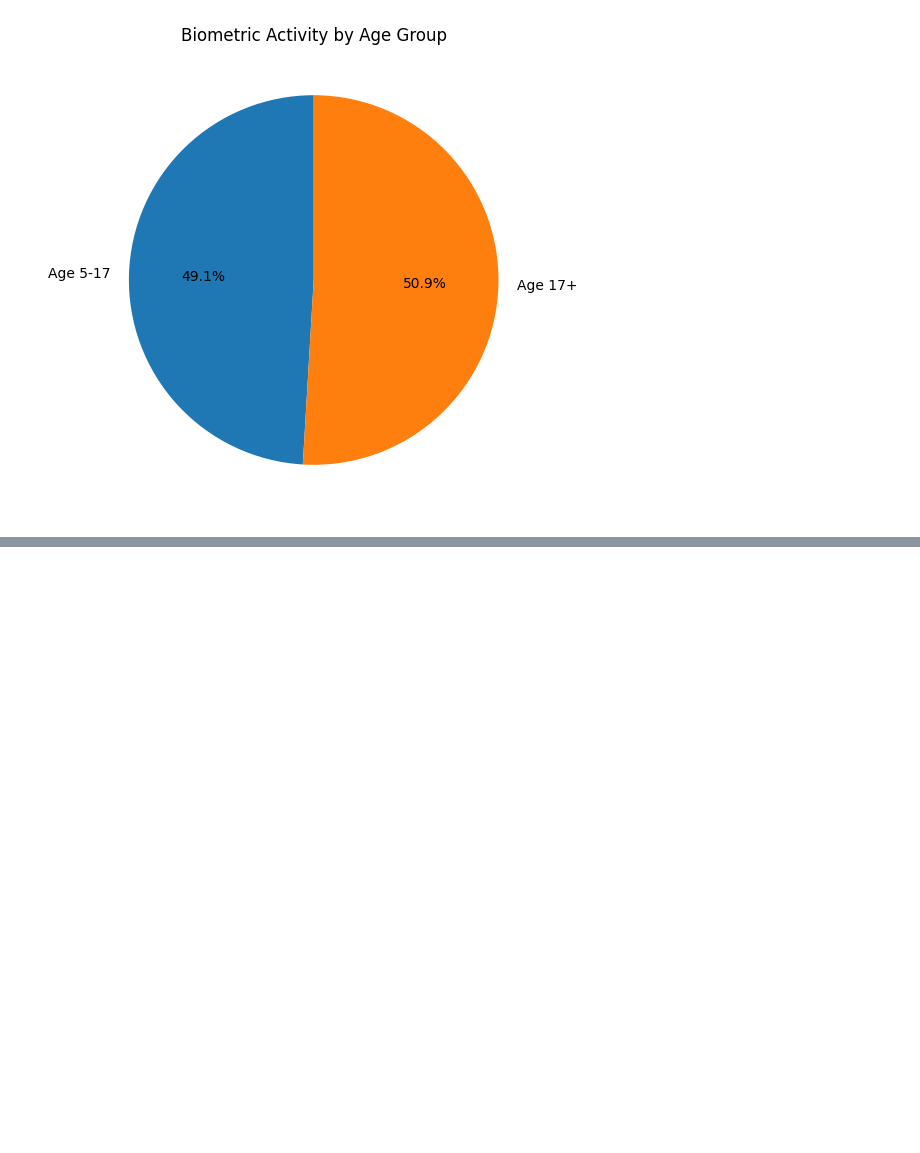
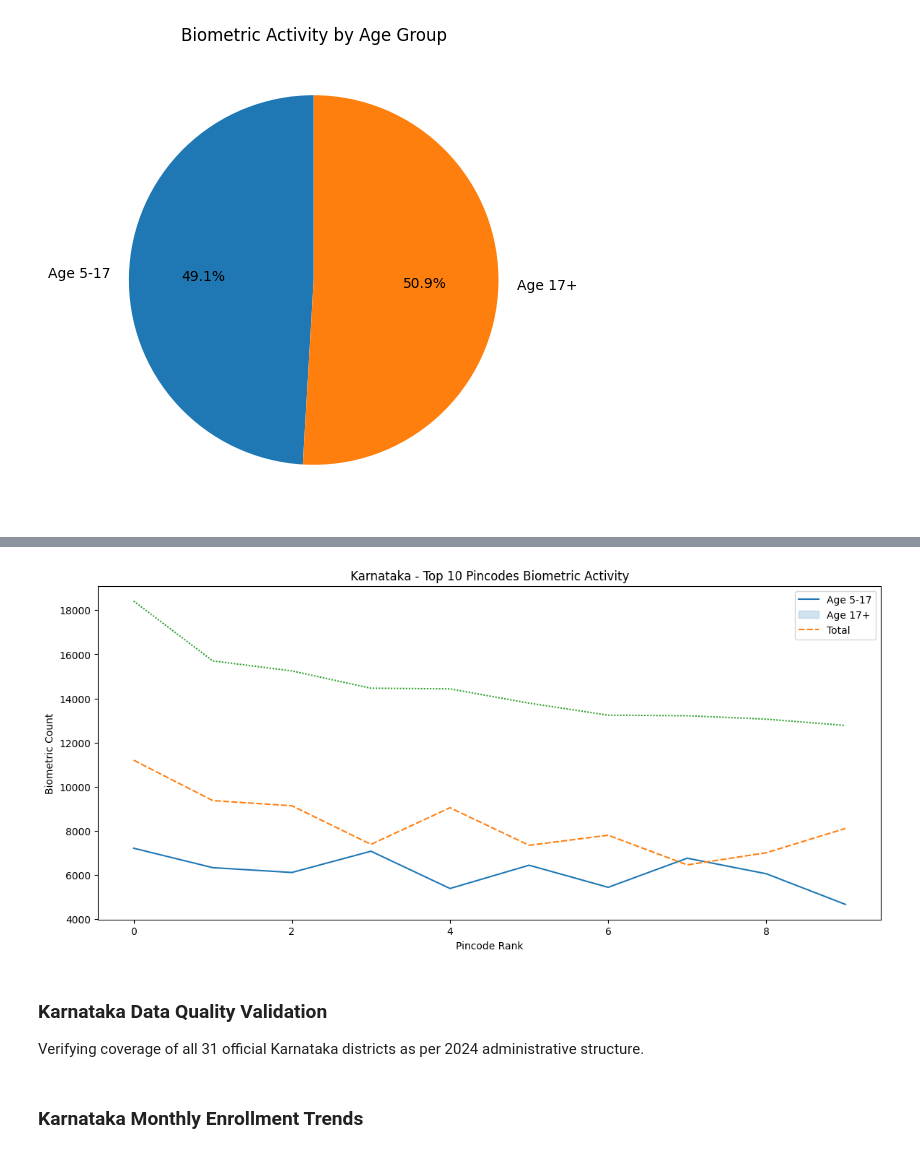
Before and after one commit to ashwin8332/UIDAI, a Jupyter notebook: api_data_aadhar_biometric/Biometric.ipynb, the cells around one changed output, grey strips where cells are left out. Cells and saved outputs as stored; diff of their text form; code cells hidden in the pictures; blank space fills up the shorter version.

```diff
--- a/api_data_aadhar_biometric/Biometric.ipynb
+++ b/api_data_aadhar_biometric/Biometric.ipynb
@@ -1065,0 +1586,3 @@ plt.show()
+# %%
+df_karnataka_pincode_level = df_karnataka_cleaned.groupby('pincode')[['bio_age_5_17','bio_age_17_','total_enroll']].sum()
+df_karnataka_pincode_level.shape
@@ -1065,0 +1591,4 @@ plt.show()
+# %%
+df_karnataka_pincode_level = df_karnataka_pincode_level.sort_values('total_enroll', ascending=False).reset_index()
+# df_karnataka_pincode_level.to_excel("df_karnataka_pincode_bio_level.xlsx")
+df_karnataka_pincode_level
@@ -1065,0 +1609,3 @@ plt.show()
+# %%
+df_karnataka_pincode_level1 = df_karnataka_pincode_level.head(10)
+df_karnataka_pincode_level1
@@ -1065,0 +1624,17 @@ plt.show()
+# %%
+import matplotlib.pyplot as plt
+
+plt.figure(figsize=(14, 6))
+sns.lineplot(data=df_karnataka_pincode_level1[['bio_age_5_17','bio_age_17_','total_enroll']])
+plt.title('Karnataka - Top 10 Pincodes Biometric Activity')
+plt.xlabel('Pincode Rank')
+plt.ylabel('Biometric Count')
+plt.legend(['Age 5-17', 'Age 17+', 'Total'])
+plt.show()
+# %% [output]
+[figure, added]
+# %% [markdown]
+### Karnataka Data Quality Validation
+Verifying coverage of all 31 official Karnataka districts as per 2024 administrative structure.
+# %% [markdown]
+### Karnataka Monthly Enrollment Trends
```
Also changed, not shown: parts of 50 cells of this notebook.
